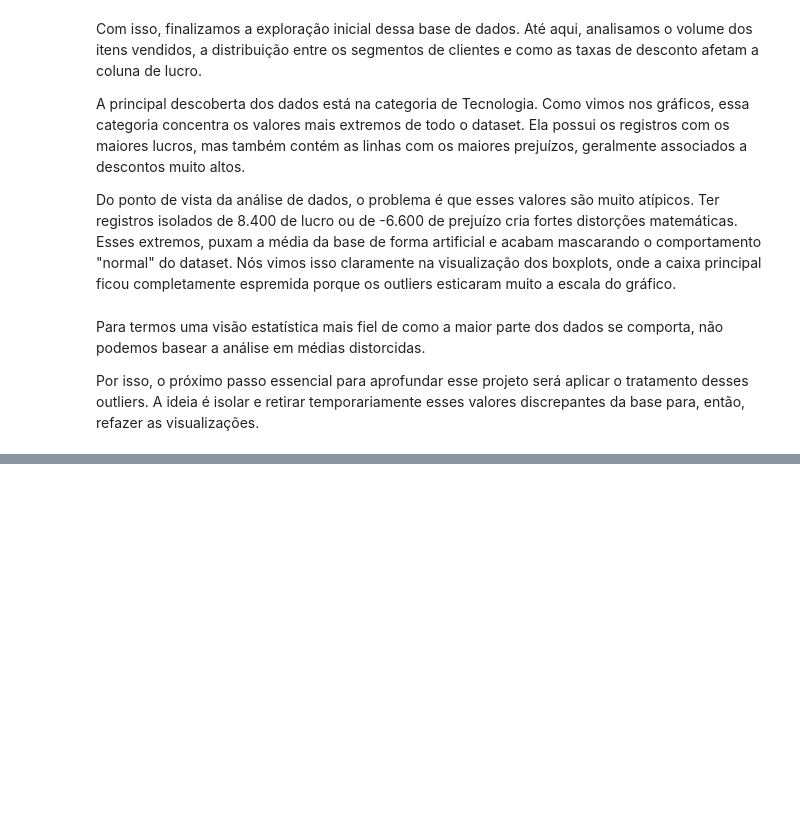
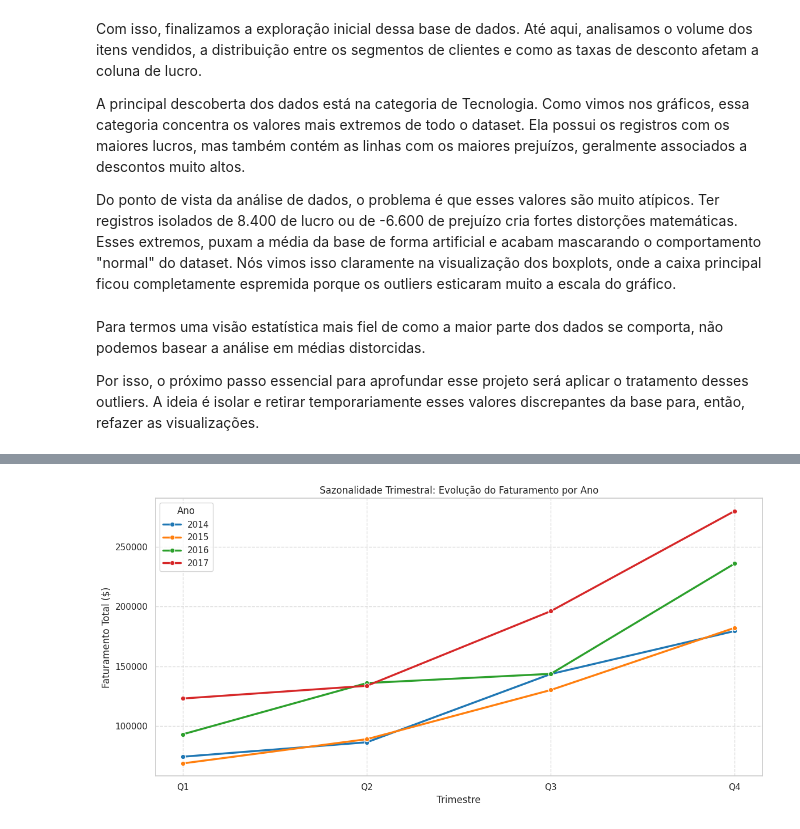
Before and after one commit to Ronaldo-Junior1/analise-dados-supermercado, a Jupyter notebook: Analise_base_supermercado.ipynb, the cells around one changed output, grey strips where cells are left out. Cells and saved outputs as stored; diff of their text form; code cells hidden in the pictures; blank space fills up the shorter version.

Commit message:
Inicio da analise sazonal

```diff
--- a/Analise_base_supermercado.ipynb
+++ b/Analise_base_supermercado.ipynb
@@ -597,0 +600,16 @@ Por isso, o próximo passo essencial para aprofundar esse projeto será aplicar
+# %%
+# Garantindo o formato de data
+df['Order_Date'] = pd.to_datetime(df['Order_Date'])
+
+# Criando as colunas de Ano e Trimestre
+df['Year'] = df['Order_Date'].dt.year
+df['Quarter'] = df['Order_Date'].dt.quarter
+
+# Agrupando o Faturamento (Sales) por Ano e Trimestre
+vendas_trimestre = df.groupby(['Year', 'Quarter'])['Sales'].sum().reset_index()
+
+# Criando a Tabela Dinâmica (Pivot Table) para facilitar a leitura dos números
+tabela_sazonalidade = vendas_trimestre.pivot(index='Year', columns='Quarter', values='Sales')
+
+print("Faturamento Exato por Trimestre e Ano:")
+display(tabela_sazonalidade)
@@ -597,0 +624,18 @@ Por isso, o próximo passo essencial para aprofundar esse projeto será aplicar
+# %%
+# Plotando o Gráfico de Sazonalidade
+plt.figure(figsize=(12, 6))
+
+# O parâmetro 'hue' faz criar uma linha separada para cada ano
+sns.lineplot(data=vendas_trimestre, x='Quarter', y='Sales', hue='Year', marker='o', palette='tab10', linewidth=2.5)
+
+plt.title('Sazonalidade Trimestral: Evolução do Faturamento por Ano')
+plt.xlabel('Trimestre')
+plt.ylabel('Faturamento Total ($)')
+plt.xticks([1, 2, 3, 4], ['Q1', 'Q2', 'Q3', 'Q4']) # Renomeando o eixo X
+plt.grid(True, linestyle='--', alpha=0.7)
+plt.legend(title='Ano')
+
+plt.tight_layout()
+plt.show()
+# %% [output]
+[figure, added]
```
Also changed, not shown: parts of 4 cells of this notebook.
